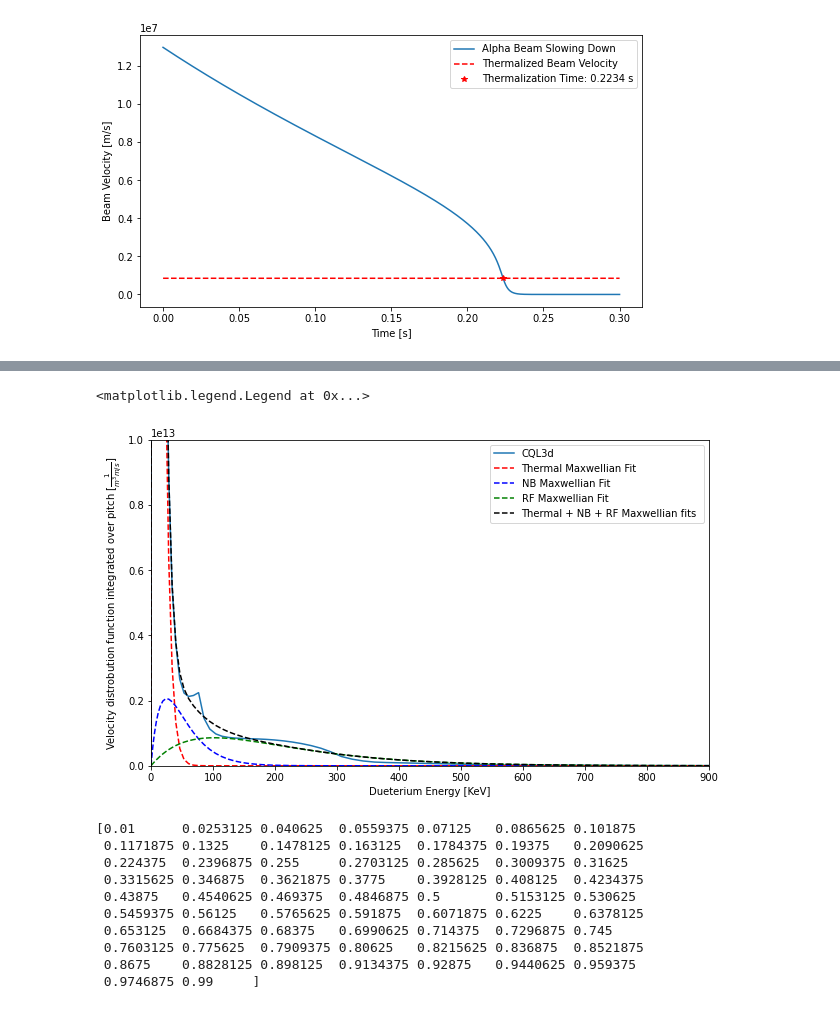
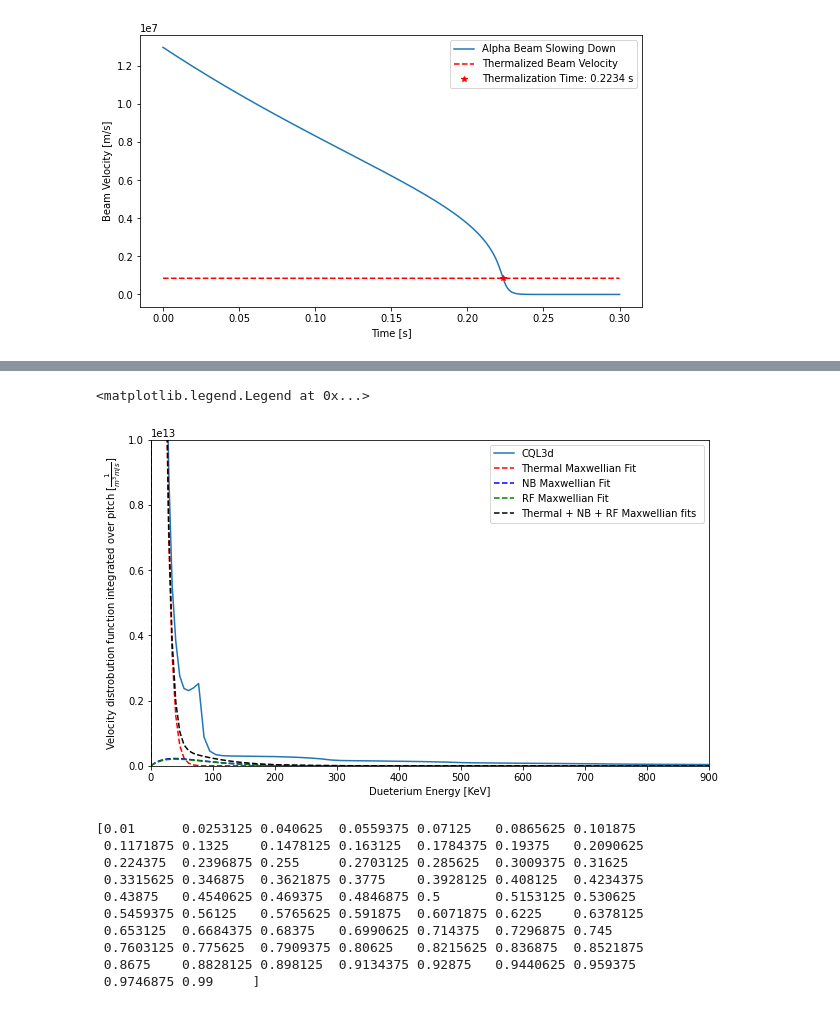
Before and after one commit to vandelij/genray_cql3d_plots, a Jupyter notebook: shots/147634/scan_beam_and_RF/beam_5_RF_testing/make_distrobution.ipynb, the cells around one changed output, grey strips where cells are left out. Drawn from its saved outputs; the diff is of its cells as text; code cells hidden in the pictures.

Commit message:
fixed power factor bug

```diff
--- a/shots/147634/scan_beam_and_RF/beam_5_RF_testing/make_distrobution.ipynb
+++ b/shots/147634/scan_beam_and_RF/beam_5_RF_testing/make_distrobution.ipynb
@@ -463,8 +463,8 @@ def maxwellian_fit2(enerkev, n1, T1, T2, T3):
     M = 3.343e-27 # mass of D, both the beam and thermal ion
     v_array = np.sqrt(2*enerkev*1e3*1.6022e-19/M)
 
-    P_RF = powers_RF[rhoindex]
-    P_NB = powers_NB[rhoindex]  # rhoindex is of scope +1 when used with fit_three_guassians_to_cql2
+    P_RF = powers_RF[rhoindex]*1e6  # W/m^3
+    P_NB = powers_NB[rhoindex]*1e6  # rhoindex is of scope +1 when used with fit_three_guassians_to_cql2
     T = genray_temps[rhoindex]
     n = genray_density[rhoindex]
 
@@ -474,13 +474,12 @@ def maxwellian_fit2(enerkev, n1, T1, T2, T3):
 
     v2 = np.sqrt(2*T2/M)
     v3 = np.sqrt(2*T3/M)
-    vthD = np.sqrt(2*T/M)
 
     t_slow_NB = get_beam_slowing_down_time(v2, T, n, Zb=1, mb=M, mi=M)
     t_slow_RF = get_beam_slowing_down_time(v3, T, n, Zb=1, mb=M, mi=M)
 
-    print('t_slow_NB: ', t_slow_NB)
-    print('t_slow_RF: ', t_slow_RF)
+    # print('t_slow_NB: ', t_slow_NB)
+    # print('t_slow_RF: ', t_slow_RF)
 
     n2 = (2/3)*P_NB*t_slow_NB/T2
     n3 = (2/3)*P_RF*t_slow_RF/T3
@@ -526,13 +525,72 @@ def fit_three_guassians_to_cql(enerkev, cql_nc, rhoindex, bounds):
 
     return integrated_over_pitch, n1, T1, n2, T2, n3, T3
 
+def fit_three_guassians_to_cql2(enerkev, cql_nc, rhoindex, bounds):
+    M = 3.343e-27
+    vnorm = np.ma.getdata(cql_nc.variables['vnorm'])
+    cint2 = cql_nc.variables['cint2']
+    x_squared_dx = np.ma.getdata(cint2)
+    cynt2 = cql_nc.variables['cynt2']
+    normalizedVel = np.ma.getdata(cql_nc.variables['x'][:])
+    two_pi_siny_dy = np.ma.getdata(cynt2)  # note that the pitch angle mesh depends on the radial location
+
+    ff = cql_nc.variables["f"][:][0]
+    T = genray_temps[rhoindex]
+    n = genray_density[rhoindex]/1e19
+    integrated_over_pitch = np.trapz(ff[rhoindex, :]*two_pi_siny_dy[rhoindex], axis=1)
+    integrated_over_pitch = 1e6*integrated_over_pitch*normalizedVel**2*(1/vnorm)*100  # SI units
+
+    # popt = curve_fit(maxwellian_fit, enerkev, integrated_over_pitch, p0=[n, T, .1*n, 30, .1*n, 0.9*bounds[-1][-1] ], bounds=bounds)
+    popt = curve_fit(maxwellian_fit2, enerkev, integrated_over_pitch, p0=[n, T, 4*T, 150], bounds=bounds)
+    #popt = curve_fit(maxwellian_fit, enerkev, integrated_over_pitch, p0=[1, 8, .4, 30, .1, 200 ])
+
+    #print(len(popt[0]))
+    n1 = popt[0][0]
+    T1 = popt[0][1]
+    T2 = popt[0][2]
+    T3 = popt[0][3]
+
+    # calculate n2 and n3
+    P_RF = powers_RF[rhoindex]
+    P_NB = powers_NB[rhoindex]
+    v2 = np.sqrt(2*T2/M)
+    v3 = np.sqrt(2*T3/M)
+
+    t_slow_NB = get_beam_slowing_down_time(v2, T, n, Zb=1, mb=M, mi=M)
+    t_slow_RF = get_beam_slowing_down_time(v3, T, n, Zb=1, mb=M, mi=M)
+    n2 = (2/3)*P_NB*t_slow_NB/T2
+    n3 = (2/3)*P_RF*t_slow_RF/T3
+
+    return integrated_over_pitch, n1, T1, n2, T2, n3, T3
 #--------------------------------------------------
 # Call the curve fitting function
-rhoindex = 4
+rhoindex = 2
 T = genray_temps[rhoindex]
 n = genray_density[rhoindex]/1e19
-bounds = ([0, 0, 0, 2*T, 0, 80],[n*1.2, T*1.2, 0.15*n, 80, 0.15*n, 500])
-integrated_over_pitch, n1, T1, n2, T2, n3, T3 = fit_three_guassians_to_cql(enerkev, cql_nc=cql_nc, rhoindex=rhoindex, bounds=bounds)
+# bounds = ([0, 0, 0, 2*T, 0, 80],[n*1.2, T*1.2, 0.15*n, 80, 0.15*n, 500])
+# integrated_over_pitch, n1, T1, n2, T2, n3, T3 = fit_three_guassians_to_cql(enerkev, cql_nc=cql_nc, rhoindex=rhoindex, bounds=bounds)
+n1L= 0
+n1U = n
+
+T1L = 0.8*T
+T1U = 1.2*T
+
+T2L = T #1.5*T
+T2U = 40
+
+T3L = 40
+T3U = 500
+
+
+bounds2 = ([n1L, T1L, T2L, T3L],[n1U, T1U, T2U, T3U])
+integrated_over_pitch, n1, T1, n2, T2, n3, T3 = fit_three_guassians_to_cql2(enerkev, cql_nc=cql_nc, rhoindex=rhoindex, bounds=bounds2)
+
+print('n1: ', n1)
+print('n2: ', n2)
+print('n3: ', n3)
+print('T1: ', T1)
+print('T2: ', T2)
+print('T3: ', T3)
 
 array_to_sort = np.array([[T1, T2, T3], [n1, n2, n3]])
 sorted_array = array_to_sort[:, array_to_sort[0].argsort()]
@@ -592,5 +642,5 @@ Maxwellian total density:  3.2364928736353423e+18
 <matplotlib.legend.Legend at 0x...>
-[figure, old version]
+[figure, new version]
 # %%
 # Create arrays to hold the thermal, neutral beam, and maxwellian profiles over rho
 
```
Also changed, not shown: parts of 4 cells of this notebook.
